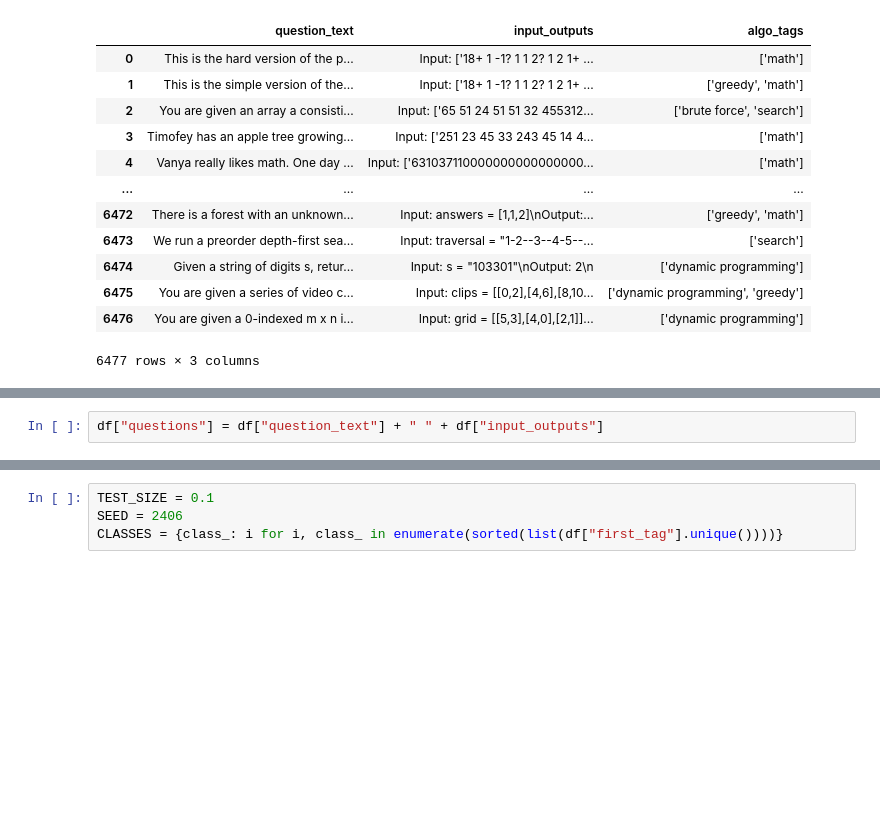
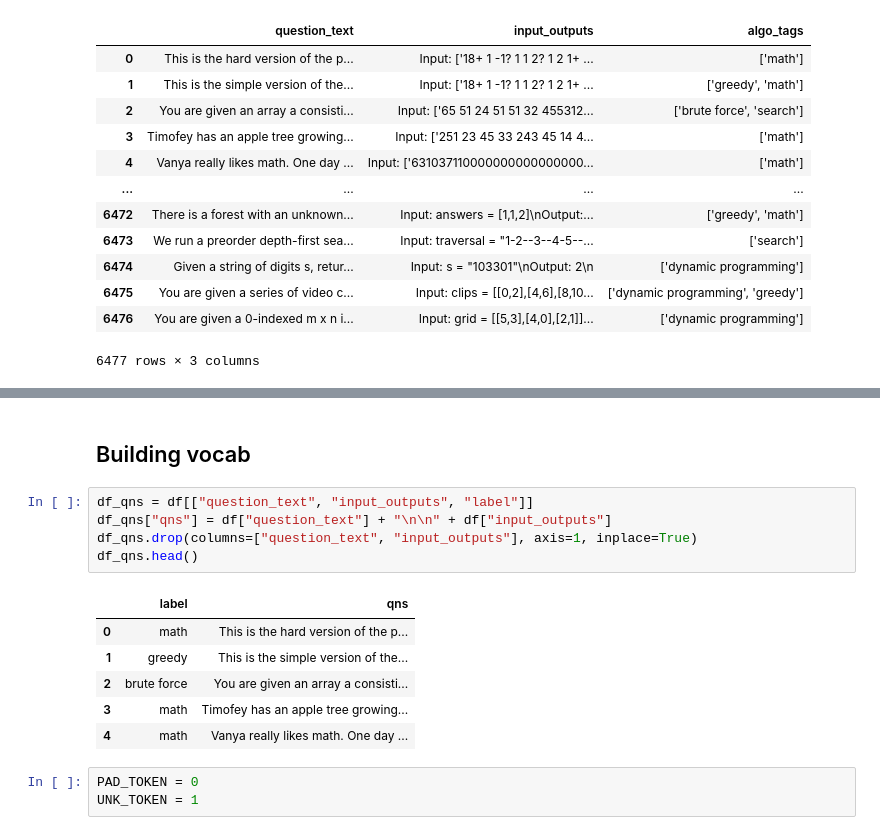
Before and after one commit to SkAndMl/question_tagging, a Jupyter notebook: notebooks/4_algorithm_tagging.ipynb, the cells around one changed output, grey strips where cells are left out. Cells and saved outputs as stored; diff of their text form; blank space fills up the shorter version.

```diff
--- a/notebooks/4_algorithm_tagging.ipynb
+++ b/notebooks/4_algorithm_tagging.ipynb
@@ -182,2 +177,0 @@ df["first_tag"] = df["algo_tags"].str.split("'", expand=True).iloc[:, 1]
-# %%
-df["questions"] = df["question_text"] + " " + df["input_outputs"]
@@ -193,4 +178,17 @@ df.head()
-# %%
-TEST_SIZE = 0.1
-SEED = 2406
-CLASSES = {class_: i for i, class_ in enumerate(sorted(list(df["first_tag"].unique())))}
+# %% [markdown]
+## Building vocab
+# %%
+df_qns = df[["question_text", "input_outputs", "label"]]
+df_qns["qns"] = df["question_text"] + "\n\n" + df["input_outputs"]
+df_qns.drop(columns=["question_text", "input_outputs"], axis=1, inplace=True)
+df_qns.head()
+# %% [output]
+|  | label | qns |
+| 0 | math | This is the hard version of the p... |
+| 1 | greedy | This is the simple version of the... |
+| 2 | brute force | You are given an array a consisti... |
+| 3 | math | Timofey has an apple tree growing... |
+| 4 | math | Vanya really likes math. One day ... |
+# %%
+PAD_TOKEN = 0
+UNK_TOKEN = 1
```
Also changed, not shown: parts of 22 cells of this notebook.
